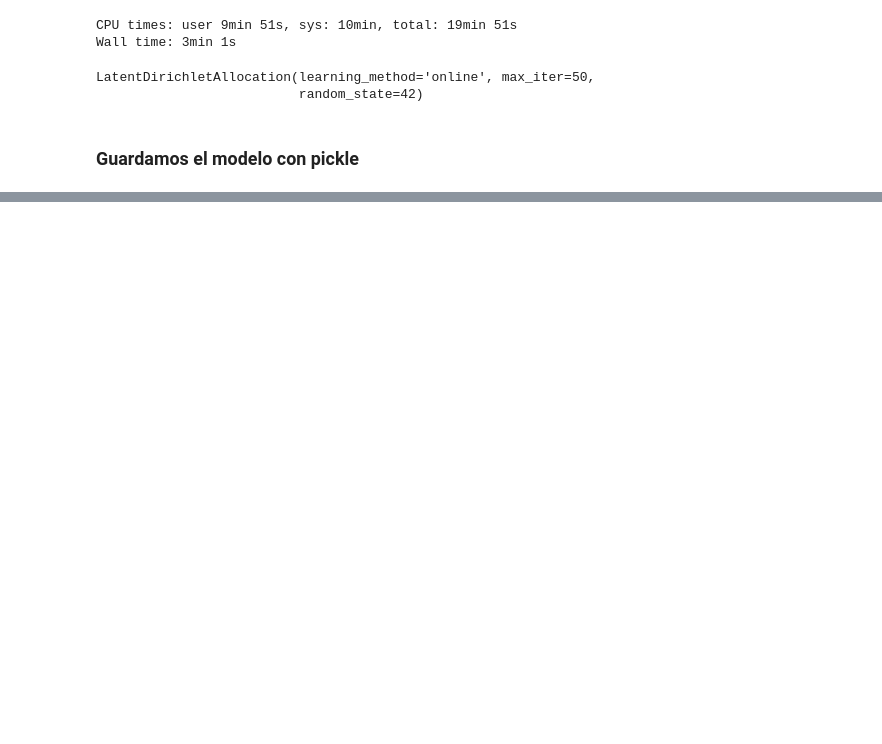
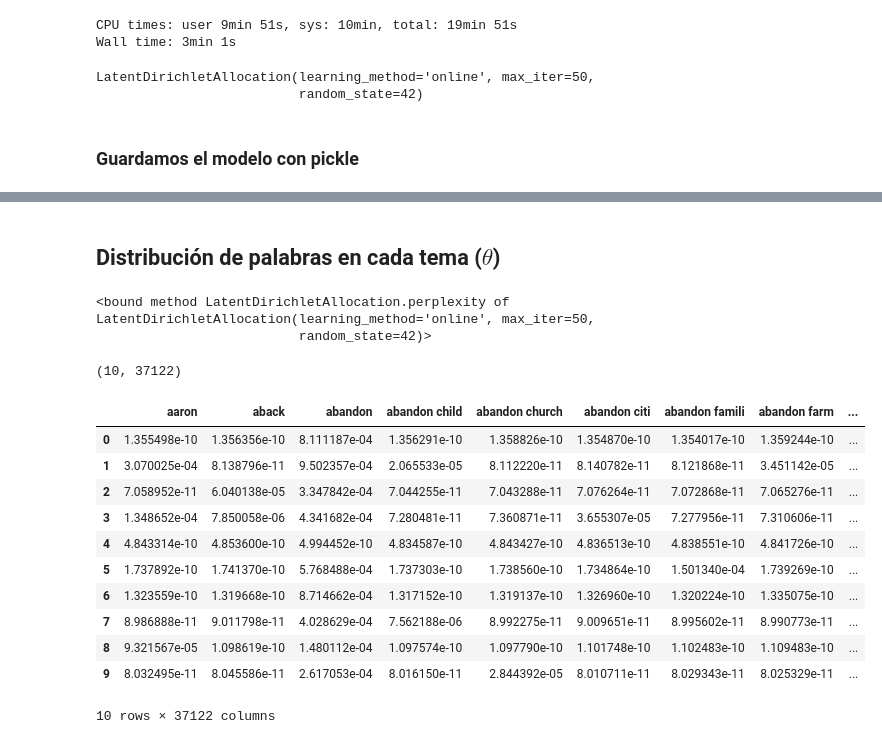
Before and after one commit to dannie-ml/Recommendation_Systema_LDA, a Jupyter notebook: Recomendacion_libros_LDA.ipynb, the cells around one changed output, grey strips where cells are left out. Cells and saved outputs as stored; diff of their text form; code cells hidden in the pictures; blank space fills up the shorter version.

Commit message:
Modelo terminado con k=10

```diff
--- a/Recomendacion_libros_LDA.ipynb
+++ b/Recomendacion_libros_LDA.ipynb
@@ -312,3 +315,6 @@ LatentDirichletAllocation(learning_method='online', max_iter=50,
 path = '/Users/danielml/Documents/Computational/Curso_Bourbaki/Semana_7/'
 tuple_models = (lda_model, BOW, vectorizer)
 pickle.dump(tuple_models, open (path + "tuple_model_books_k10.pkl", 'wb'))
+# %%
+path = '/Users/danielml/Documents/Computational/Curso_Bourbaki/Semana_7/'
+lda_model, BOW, vectorizer = pickle.load(open(path + "tuple_model_books_k10.pkl", 'rb'))
@@ -314,0 +360,25 @@ pickle.dump(tuple_models, open (path + "tuple_model_books_k10.pkl", 'wb'))
+# %% [markdown]
+## Distribución de palabras en cada tema ($\theta$)
+# %%
+lda_model.perplexity
+# %% [output]
+<bound method LatentDirichletAllocation.perplexity of LatentDirichletAllocation(learning_method='online', max_iter=50,
+                          random_state=42)>
+# %%
+θs = pd.DataFrame(lda_model.exp_dirichlet_component_, columns = vocabulario)
+print(θs.shape)
+θs
+# %% [output]
+(10, 37122)
+|  | aaron | aback | abandon | abandon child | abandon church | abandon citi | abandon famili | abandon farm | ... |
+| 0 | 1.355498e-10 | 1.356356e-10 | 8.111187e-04 | 1.356291e-10 | 1.358826e-10 | 1.354870e-10 | 1.354017e-10 | 1.359244e-10 | ... |
+| 1 | 3.070025e-04 | 8.138796e-11 | 9.502357e-04 | 2.065533e-05 | 8.112220e-11 | 8.140782e-11 | 8.121868e-11 | 3.451142e-05 | ... |
+| 2 | 7.058952e-11 | 6.040138e-05 | 3.347842e-04 | 7.044255e-11 | 7.043288e-11 | 7.076264e-11 | 7.072868e-11 | 7.065276e-11 | ... |
+| 3 | 1.348652e-04 | 7.850058e-06 | 4.341682e-04 | 7.280481e-11 | 7.360871e-11 | 3.655307e-05 | 7.277956e-11 | 7.310606e-11 | ... |
+| 4 | 4.843314e-10 | 4.853600e-10 | 4.994452e-10 | 4.834587e-10 | 4.843427e-10 | 4.836513e-10 | 4.838551e-10 | 4.841726e-10 | ... |
+| 5 | 1.737892e-10 | 1.741370e-10 | 5.768488e-04 | 1.737303e-10 | 1.738560e-10 | 1.734864e-10 | 1.501340e-04 | 1.739269e-10 | ... |
+| 6 | 1.323559e-10 | 1.319668e-10 | 8.714662e-04 | 1.317152e-10 | 1.319137e-10 | 1.326960e-10 | 1.320224e-10 | 1.335075e-10 | ... |
+| 7 | 8.986888e-11 | 9.011798e-11 | 4.028629e-04 | 7.562188e-06 | 8.992275e-11 | 9.009651e-11 | 8.995602e-11 | 8.990773e-11 | ... |
+| 8 | 9.321567e-05 | 1.098619e-10 | 1.480112e-04 | 1.097574e-10 | 1.097790e-10 | 1.101748e-10 | 1.102483e-10 | 1.109483e-10 | ... |
+| 9 | 8.032495e-11 | 8.045586e-11 | 2.617053e-04 | 8.016150e-11 | 2.844392e-05 | 8.010711e-11 | 8.029343e-11 | 8.025329e-11 | ... |
+10 rows × 37122 columns
```
Also changed, not shown: parts of 18 cells of this notebook.
